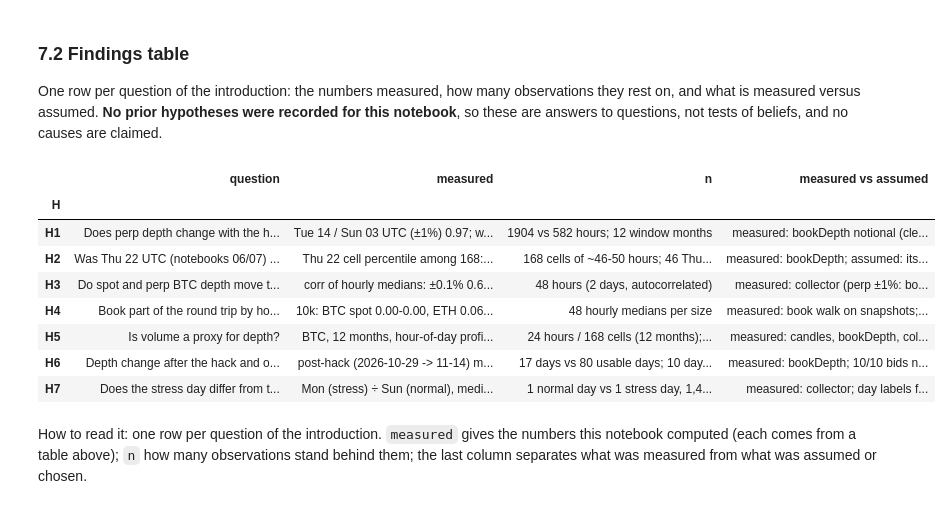
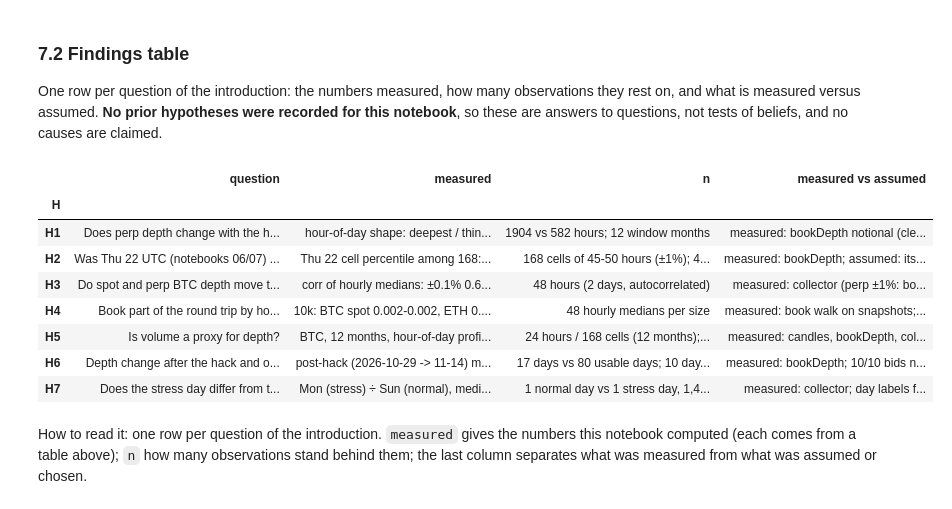
Before and after one commit to Alvarado-Maganna/crypto-quant-lab, a Jupyter notebook: notebooks/08_liquidity_by_hour.ipynb, the cells around one changed output. Saved outputs shown, nothing was run; the diff lists cells and outputs as text; code cells hidden in the pictures.

```diff
--- a/notebooks/08_liquidity_by_hour.ipynb
+++ b/notebooks/08_liquidity_by_hour.ipynb
@@ -1102,7 +1108,7 @@ if not (pengu_path.exists() and pengu_side_path.exists()):
     parts, sides = [], []
     for f in sorted(RUN_DIR.glob("*.parquet")):           # one hour file at a time
         lv = pd.read_parquet(f, filters=[("market", "==", PENGU)])
-        lv = lv.drop_duplicates(["market", "local_request_utc", "side", "level"], keep="last")
+        lv = lv.drop_duplicates(DEDUP_KEY, keep="last")
         o, sd = pengu_round_trips(lv)
         parts.append(o)
         sides.append(sd)
@@ -1430,6 +1437,15 @@ frozen_share = pd.DataFrame({"10/10 case": share(~in_window_rows), "12-month win
                              "Part 1 validation days": share(validation_rows)}).T
 print("share of rows with a value that are flagged as frozen (%)")
 display(frozen_share.round(2))
+thresholds = {}
+for k in (5, 10, 20, 40):
+    _, fz, _, bad = clean_book_depth(bd_sides, min_count=k, max_day_share=0.05)
+    hv = bd_sides[fz.columns].notna()
+    row = ((fz & hv)[in_window_rows].sum() / hv[in_window_rows].sum() * 100).round(3).to_dict()
+    row["days dropped (all periods)"] = len(bad)
+    thresholds[f"≥ {k} repeats"] = row
+print("sensitivity of rule 1 to its threshold, 12-month window (% of rows with a value)")
+display(pd.DataFrame(thresholds).T)
 print(f"days dropped from the 12-month patterns (> 5% frozen in some column): "
       f"{[f'{d:%Y-%m-%d}' for d in BAD_DAYS if d >= pd.Timestamp(WINDOW_12M[0], tz='UTC')]}")
 frozen_day_share[(frozen_day_share > 0).any(axis=1)].mul(100).round(1)
@@ -1580,6 +1604,14 @@ hour); right: the **p10** (one hour in ten was thinner than this: a bad but norm
 heatmap has its own color scale (bar on the right); bright = deep book, dark = thin book.
 # %%
 side_profile = normal.groupby("hour_utc")[DEPTH_COLS].median()
+HOD = {}
+for c in ("0.2pct_total", "1pct_total"):
+    prof_c = side_profile[c]
+    HOD[c] = {"deepest hour": hour_label(int(prof_c.idxmax())), "thinnest hour": hour_label(int(prof_c.idxmin())),
+              "deepest / thinnest": prof_c.max() / prof_c.min(),
+              "thinnest vs median hour (%)": 100 * (prof_c.min() / prof_c.median() - 1)}
+print("hour-of-day shape of the median depth (24 hours, normal period):")
+display(pd.DataFrame(HOD).T.round(3))
 fig, axes = plt.subplots(1, 2, figsize=(14, 3.6), sharex=True)
 for ax, band in zip(axes, ("0.2pct", "1pct")):
     for part, color in (("bid", "tab:green"), ("ask", "tab:red"), ("total", "black")):
@@ -1668,7 +1704,8 @@ for c in ("0.2pct_total", "1pct_total"):
                    "percentile among the 168 p10 cells": cell_percentile(t_p10, "Thu", 22)}
 win = bd_clean[(bd_clean.index >= pd.Timestamp(f"{DAY_06} 22:00", tz="UTC"))
                & (bd_clean.index < pd.Timestamp(f"{DAY_06} 22:45", tz="UTC"))] / USDT_M
-thu22 = normal[(normal["weekday"] == 3) & (normal["hour_utc"] == 22)]
+thu22 = normal[(normal["weekday"] == 3) & (normal["hour_utc"] == 22)
+               & (normal["date_utc"] != pd.Timestamp(DAY_06, tz="UTC"))]   # reference without the window itself
 for c in ("0.2pct_total", "1pct_total"):
     v = win[c].median()
     pct_rows[c].update({"2026-11-19 22:00-22:45, median (M USDT)": v,
@@ -2231,24 +2277,28 @@ tue_sun = ratios.loc[c1, "Tue 14 / Sun 03"]
 
 def cost_span(market, size):
     r = cost_range.loc[(market, f"{size:,.0f}")]
-    return (f"{r['spread+impact: lowest hourly median (bps)']:.2f}-"
-            f"{r['spread+impact: highest hourly median (bps)']:.2f}")
+    return (f"{r['spread+impact: lowest hourly median (bps)']:.3f}-"
+            f"{r['spread+impact: highest hourly median (bps)']:.3f}")
 
 
 pengu_1m = fill_table(pengu_rt).loc["1,000,000"]
 findings = pd.DataFrame([
     {"H": "H1", "question": "Does perp depth change with the hour of the week?",
-     "measured": f"Tue 14 / Sun 03 UTC (±1%) {tue_sun:.2f}; weekdays 13-21 / weekend nights 21-03: ±1% "
+     "measured": f"hour-of-day shape: deepest / thinnest hour ±1% {HOD[c1]['deepest / thinnest']:.2f}, ±0.2% "
+                 f"{HOD['0.2pct_total']['deepest / thinnest']:.2f} (thinnest {HOD[c1]['thinnest hour']}); "
+                 f"Tue 14 / Sun 03 UTC (±1%) {tue_sun:.2f}; weekdays 13-21 / weekend nights 21-03: ±1% "
                  f"{ratios.loc[c1, 'business / weekend night']:.3f}, ±0.2% {ratios.loc['0.2pct_total', 'business / weekend night']:.3f}; "
                  f"months with ratio > 1: ±1% {months_meeting[c1]} of {months_with_data[c1]}, "
                  f"±0.2% {months_meeting['0.2pct_total']} of {months_with_data['0.2pct_total']}",
      "n": f"{int(in_window(normal, **BUSINESS).sum())} vs {int(in_window(normal, **WEEKEND_NIGHT).sum())} hours; 12 window months",
      "measured vs assumed": "measured: bookDepth notional (cleaned, section 5.1); assumed: its meaning (validated on 3 days, Part 1); post-hack and dropped days excluded"},
     {"H": "H2", "question": "Was Thu 22 UTC (notebooks 06/07) a typical hour?",
-     "measured": f"Thu 22 cell percentile among 168: ±1% {pct_rows[c1]['percentile among the 168 median cells']:.0f}, "
+     "measured": f"Thu 22 cell percentile among 168: ±1% {pct_rows[c1]['percentile among the 168 median cells']:.0f} "
+                 f"({sensitivity.loc['Thu 22 cell percentile (median)', ('cleaned (used)', c1)]:.0f}-"
+                 f"{sensitivity.loc['Thu 22 cell percentile (median)', ('raw', c1)]:.0f} across cleaning choices), "
                  f"±0.2% {pct_rows['0.2pct_total']['percentile among the 168 median cells']:.0f}; the 2026-11-19 window itself: "
                  f"p{pct_rows[c1]['its percentile among Thu 22 hours']:.0f} of Thu-22 hours (±1%)",
-     "n": f"168 cells of ~46-50 hours; {len(thu22)} Thursday-22 hours",
+     "n": f"168 cells of {normal.groupby(['weekday', 'hour_utc']).size().min()}-{normal.groupby(['weekday', 'hour_utc']).size().max()} hours (±1%); {len(thu22)} other Thursday-22 hours",
      "measured vs assumed": "measured: bookDepth; assumed: its meaning (Part 1)"},
     {"H": "H3", "question": "Do spot and perp BTC depth move together by hour (48 h)?",
      "measured": f"corr of hourly medians: ±0.1% {spot_perp.loc[(BTC_SPOT, '0.1%'), 'Pearson corr']:.2f}, "
@@ -2259,39 +2309,40 @@ findings = pd.DataFrame([
      "measured": f"10k: BTC spot {cost_span(BTC_SPOT, 10_000)}, ETH {cost_span(ETH_SPOT, 10_000)}, perp {cost_span(PERP, 10_000)}, "
                  f"PENGU {cost_span(PENGU, 10_000)}; 1M: BTC spot {cost_span(BTC_SPOT, 1_000_000)}, ETH {cost_span(ETH_SPOT, 1_000_000)}, "
                  f"perp {cost_span(PERP, 1_000_000)}, PENGU cannot fill in {100 - pengu_1m.loc['long', 'filled (%)']:.0f}% (long) / "
                  f"{100 - pengu_1m.loc['short', 'filled (%)']:.0f}% (short) of snapshots",
      "n": "48 hourly medians per size",
      "measured vs assumed": "measured: book walk on snapshots; assumed: notebook 07 fees (not in these numbers), frozen book = lower bound of impact"},
     {"H": "H5", "question": "Is volume a proxy for depth?",
      "measured": f"BTC, 12 months, hour-of-day profiles: corr spot volume vs perp depth ±1% "
                  f"{vol_vs_depth.loc[('volume vs depth, 24 hours', '1% total'), 'Pearson corr']:.2f}, 168 cells "
                  f"{vol_vs_depth.loc[('volume vs depth, 168 hour-of-week cells', '1% total'), 'Pearson corr']:.2f}; "
                  f"across coins (48 h): same order by volume and by ±1% depth = {bool(same_order)}",
      "n": "24 hours / 168 cells (12 months); 3 coins (48 h)",
      "measured vs assumed": "measured: candles, bookDepth, collector; spot volume vs perp depth are different products"},
     {"H": "H6", "question": "Depth change after the hack and on 10/10 (%)",
      "measured": f"post-hack (2026-10-29 -> 11-14) median daily ±1% vs prior 90 days: {HACK_CHANGE_PCT:+.1f}%; "
-                 f"10/10: thinnest hour of 10-11 Oct vs median hour of 6-9 Oct: ±1% asks {TEN_CHANGE['1pct_ask']:+.1f}%; "
-                 f"bids and total not measurable (frozen in the source from the afternoon of 10 Oct)",
+                 f"10/10, ±1% asks, 10-11 vs 6-9 Oct: thinnest hour {TEN_CHANGE['min vs min (%)']:+.1f}%, median hour "
+                 f"{TEN_CHANGE['median vs median (%)']:+.1f}%, thinnest hour at p{TEN_CHANGE['percentile vs normal days']:.0f} "
+                 f"of normal days; bids and total not measurable (frozen in the source)",
      "n": f"17 days vs {len(prior)} usable days; 10 days of 10/10 hourly data",
      "measured vs assumed": "measured: bookDepth; 10/10 bids not measurable (source frozen, section 5.5)"},
     {"H": "H7", "question": "Does the stress day differ from the normal day?",
      "measured": f"Mon (stress) ÷ Sun (normal), median ±1% depth: BTC spot {ratio_day.loc[BTC_SPOT, 'depth ±1% median (M USDT)']:.2f}, "
                  f"ETH {ratio_day.loc[ETH_SPOT, 'depth ±1% median (M USDT)']:.2f}, PENGU {ratio_day.loc[PENGU, 'depth ±1% median (M USDT)']:.2f}, "
                  f"perp ±0.1% {ratio_day.loc[PERP, 'depth ±0.1% median (M USDT)']:.2f}; book part at the largest size: "
                  f"BTC {ratio_day.loc[BTC_SPOT, 'book part, largest size (bps)']:.2f}, ETH {ratio_day.loc[ETH_SPOT, 'book part, largest size (bps)']:.2f}",
      "n": "1 normal day vs 1 stress day, 1,440 snapshots each",
      "measured vs assumed": "measured: collector; day labels from the stress rule (Part 0); n = 1 day each"},
 ]).set_index("H")
 with pd.option_context("display.max_colwidth", 260):
     display(findings)
 # %% [output]
 |  | question | measured | n | measured vs assumed |
 | H |  |  |  |  |
-| H1 | Does perp depth change with the h... | Tue 14 / Sun 03 UTC (±1%) 0.97; w... | 1904 vs 582 hours; 12 window months | measured: bookDepth notional (cle... |
-| H2 | Was Thu 22 UTC (notebooks 06/07) ... | Thu 22 cell percentile among 168:... | 168 cells of ~46-50 hours; 46 Thu... | measured: bookDepth; assumed: its... |
+| H1 | Does perp depth change with the h... | hour-of-day shape: deepest / thin... | 1904 vs 582 hours; 12 window months | measured: bookDepth notional (cle... |
+| H2 | Was Thu 22 UTC (notebooks 06/07) ... | Thu 22 cell percentile among 168:... | 168 cells of 45-50 hours (±1%); 4... | measured: bookDepth; assumed: its... |
 | H3 | Do spot and perp BTC depth move t... | corr of hourly medians: ±0.1% 0.6... | 48 hours (2 days, autocorrelated) | measured: collector (perp ±1%: bo... |
-| H4 | Book part of the round trip by ho... | 10k: BTC spot 0.00-0.00, ETH 0.06... | 48 hourly medians per size | measured: book walk on snapshots;... |
+| H4 | Book part of the round trip by ho... | 10k: BTC spot 0.002-0.002, ETH 0.... | 48 hourly medians per size | measured: book walk on snapshots;... |
 | H5 | Is volume a proxy for depth? | BTC, 12 months, hour-of-day profi... | 24 hours / 168 cells (12 months);... | measured: candles, bookDepth, col... |
 | H6 | Depth change after the hack and o... | post-hack (2026-10-29 -> 11-14) m... | 17 days vs 80 usable days; 10 day... | measured: bookDepth; 10/10 bids n... |
 | H7 | Does the stress day differ from t... | Mon (stress) ÷ Sun (normal), medi... | 1 normal day vs 1 stress day, 1,4... | measured: collector; day labels f... |
```
Also changed, not shown: parts of 23 cells of this notebook, 2 other files.
